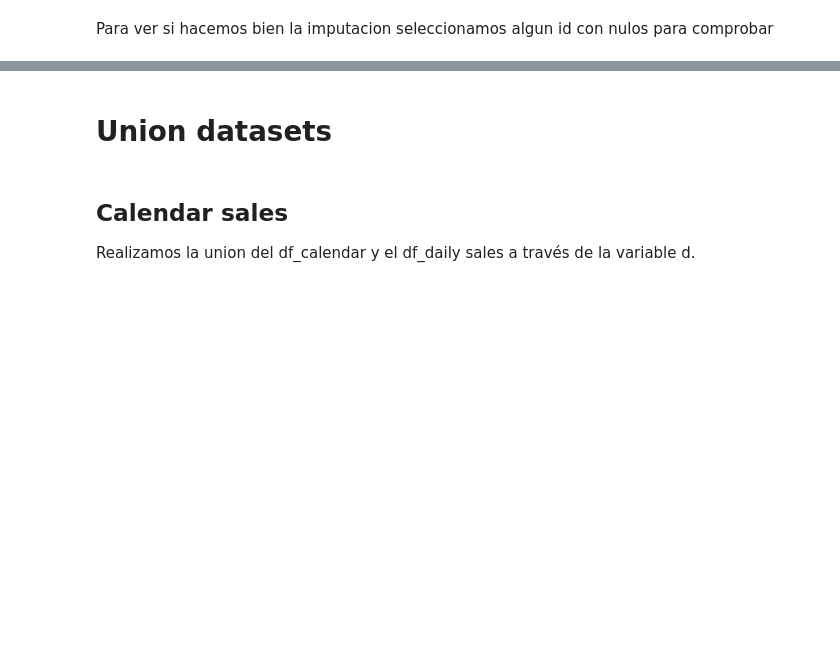
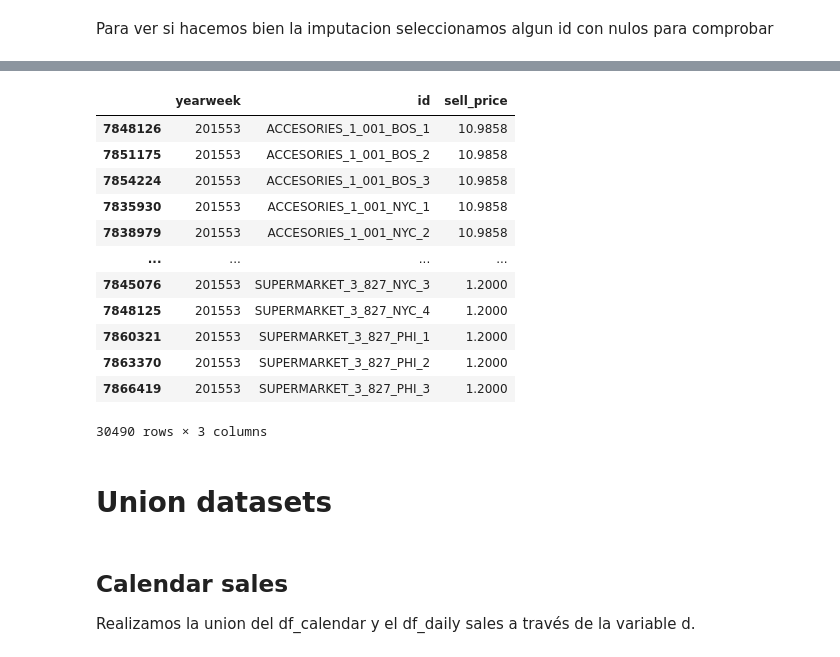
Before and after one commit to elenabriones/DS-Capstone-Market, a Jupyter notebook: notebooks/DataClean.ipynb, the cells around one changed output, grey strips where cells are left out. Saved outputs shown, nothing was run; the diff lists cells and outputs as text; code cells hidden in the pictures; blank space fills up the shorter version.

```diff
--- a/notebooks/DataClean.ipynb
+++ b/notebooks/DataClean.ipynb
@@ -306,6 +315,22 @@ sample_ts = df_prices[df_prices['id']=='ACCESORIES_2_079_BOS_3']
 # %%
 df_prices["sell_price"] = df_prices.groupby("id", group_keys = False)["sell_price"].apply(
     lambda series: series.backfill().ffill())
+# %%
+df_prices[df_prices['yearweek']==201553]
+# %% [output]
+|  | yearweek | id | sell_price |
+| 7848126 | 201553 | ACCESORIES_1_001_BOS_1 | 10.9858 |
+| 7851175 | 201553 | ACCESORIES_1_001_BOS_2 | 10.9858 |
+| 7854224 | 201553 | ACCESORIES_1_001_BOS_3 | 10.9858 |
+| 7835930 | 201553 | ACCESORIES_1_001_NYC_1 | 10.9858 |
+| 7838979 | 201553 | ACCESORIES_1_001_NYC_2 | 10.9858 |
+| ... | ... | ... | ... |
+| 7845076 | 201553 | SUPERMARKET_3_827_NYC_3 | 1.2000 |
+| 7848125 | 201553 | SUPERMARKET_3_827_NYC_4 | 1.2000 |
+| 7860321 | 201553 | SUPERMARKET_3_827_PHI_1 | 1.2000 |
+| 7863370 | 201553 | SUPERMARKET_3_827_PHI_2 | 1.2000 |
+| 7866419 | 201553 | SUPERMARKET_3_827_PHI_3 | 1.2000 |
+30490 rows × 3 columns
 # %% [markdown]
 # Union datasets
 # %% [markdown]
```
Also changed, not shown: parts of 31 cells of this notebook, 4 other files.
